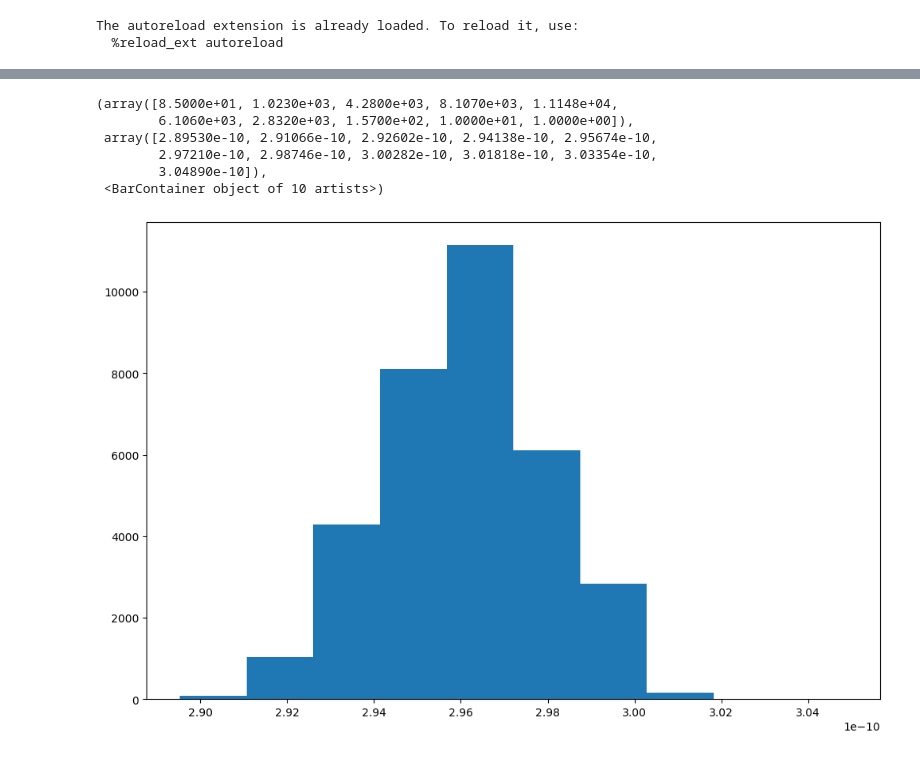
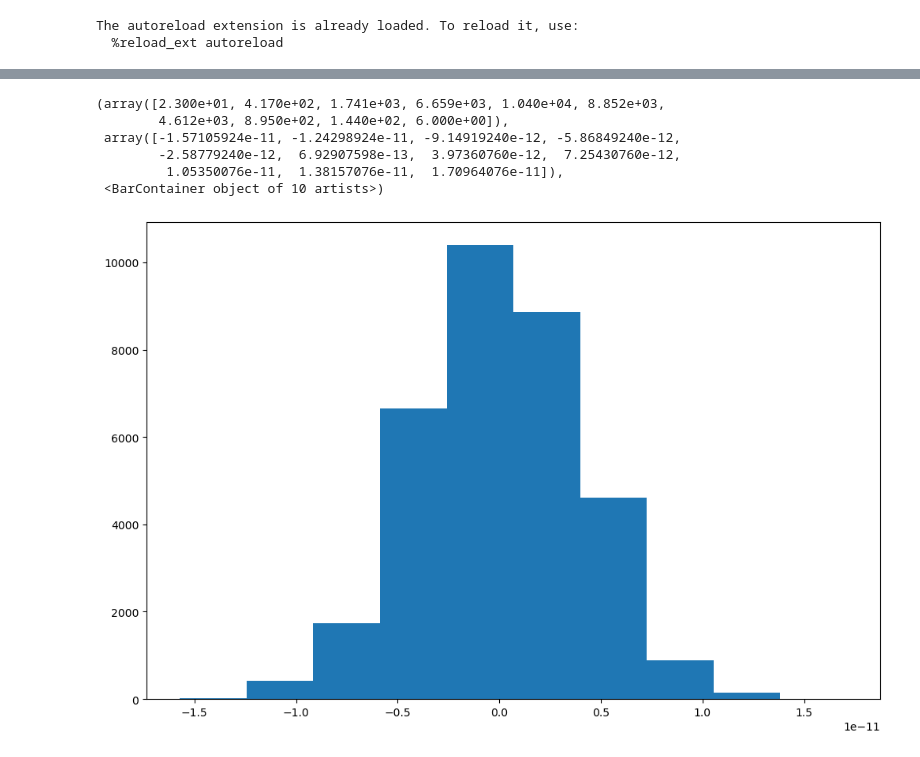
Before and after one commit to NotReallySynthPlls/NotReallySynthPlls, a Jupyter notebook: Share/jitter.ipynb, the cells around one changed output, grey strips where cells are left out. Cells and saved outputs as stored; diff of their text form; code cells hidden in the pictures.

```diff
--- a/Share/jitter.ipynb
+++ b/Share/jitter.ipynb
@@ -26,12 +25,12 @@ fname = "../Canary/sim/pclk.yml"
 from ruamel import yaml
 y = yaml.safe_load(open(fname, "r"))
 # %%
-plt.hist(periods)
+plt.hist(periods - stats.mean)
 # %% [output]
-(array([8.5000e+01, 1.0230e+03, 4.2800e+03, 8.1070e+03, 1.1148e+04,
-        6.1060e+03, 2.8320e+03, 1.5700e+02, 1.0000e+01, 1.0000e+00]),
- array([2.89530e-10, 2.91066e-10, 2.92602e-10, 2.94138e-10, 2.95674e-10,
-        2.97210e-10, 2.98746e-10, 3.00282e-10, 3.01818e-10, 3.03354e-10,
-        3.04890e-10]),
+(array([2.300e+01, 4.170e+02, 1.741e+03, 6.659e+03, 1.040e+04, 8.852e+03,
+        4.612e+03, 8.950e+02, 1.440e+02, 6.000e+00]),
+ array([-1.57105924e-11, -1.24298924e-11, -9.14919240e-12, -5.86849240e-12,
+        -2.58779240e-12,  6.92907598e-13,  3.97360760e-12,  7.25430760e-12,
+         1.05350076e-11,  1.38157076e-11,  1.70964076e-11]),
  <BarContainer object of 10 artists>)
-[figure, old version]
+[figure, new version]
```
Also changed, not shown: parts of 3 cells of this notebook, 2 other files.
